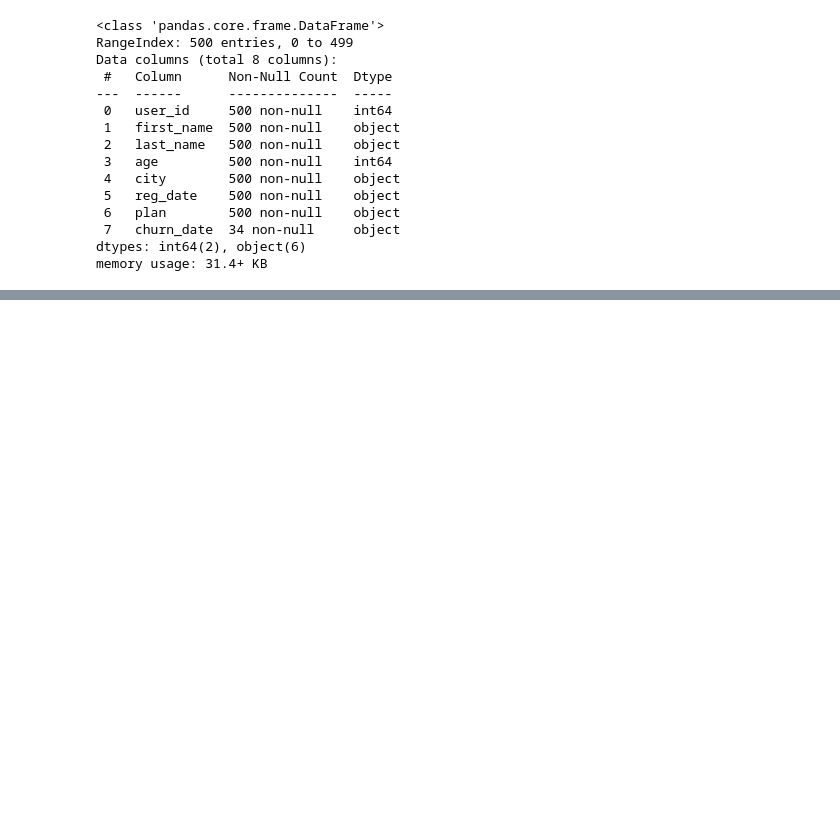
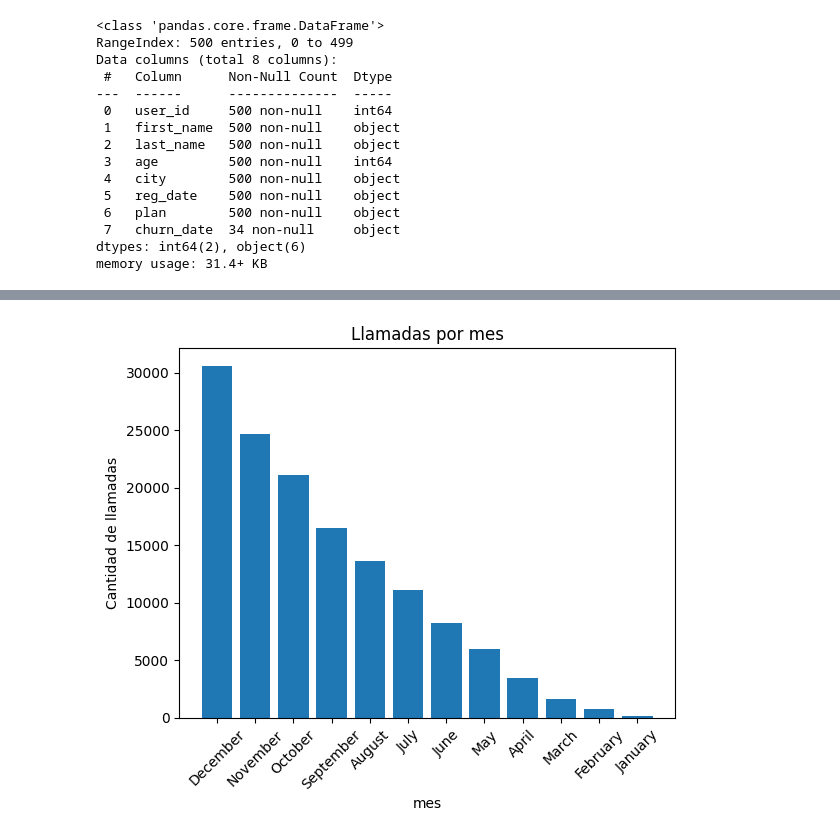
Before and after one commit to Dussand/telecomunicaciones_megaline, a Jupyter notebook: analisis_data.ipynb, the cells around one changed output, grey strips where cells are left out. Cells and saved outputs as stored; diff of their text form; code cells hidden in the pictures; blank space fills up the shorter version.

```diff
--- a/analisis_data.ipynb
+++ b/analisis_data.ipynb
@@ -158,0 +169,11 @@ mega_users = mega_users.rename(columns = {'plan':'plan_name'})
+# %%
+# Calcula el número de llamads hechas por cada usuario al mes. Guarda el resultado.
+
+#convierto la columna 'call_date' en un string que me indica el mes
+mega_calls['month'] = mega_calls['call_date'].dt.strftime('%B')
+
+#agrupo las llamadas hechas por los usuarios 'user_id' por cada mes que aparece en el dataframe
+llamadas_hechas = mega_calls.groupby(['user_id', 'month'])['duration'].count().reset_index(name = 'calls_counts')
+
+#imprimo la variable
+llamadas_hechas.head(20)
@@ -158,0 +198,13 @@ mega_users = mega_users.rename(columns = {'plan':'plan_name'})
+# %%
+#agrupamos por mes
+call_months = llamadas_hechas.groupby('month')['calls_counts'].sum().reset_index(name = 'call_months').sort_values(by = 'call_months', ascending = False)
+call_months
+#mostramos un histograma de las llamadas hechas por cada mes
+plt.bar(call_months['month'], call_months['call_months'])
+plt.xticks(rotation = 45)
+plt.ylabel('Cantidad de llamadas')
+plt.xlabel('mes')
+plt.title('Llamadas por mes')
+plt.show()
+# %% [output]
+[figure, added]
```
Also changed, not shown: parts of 8 cells of this notebook.
